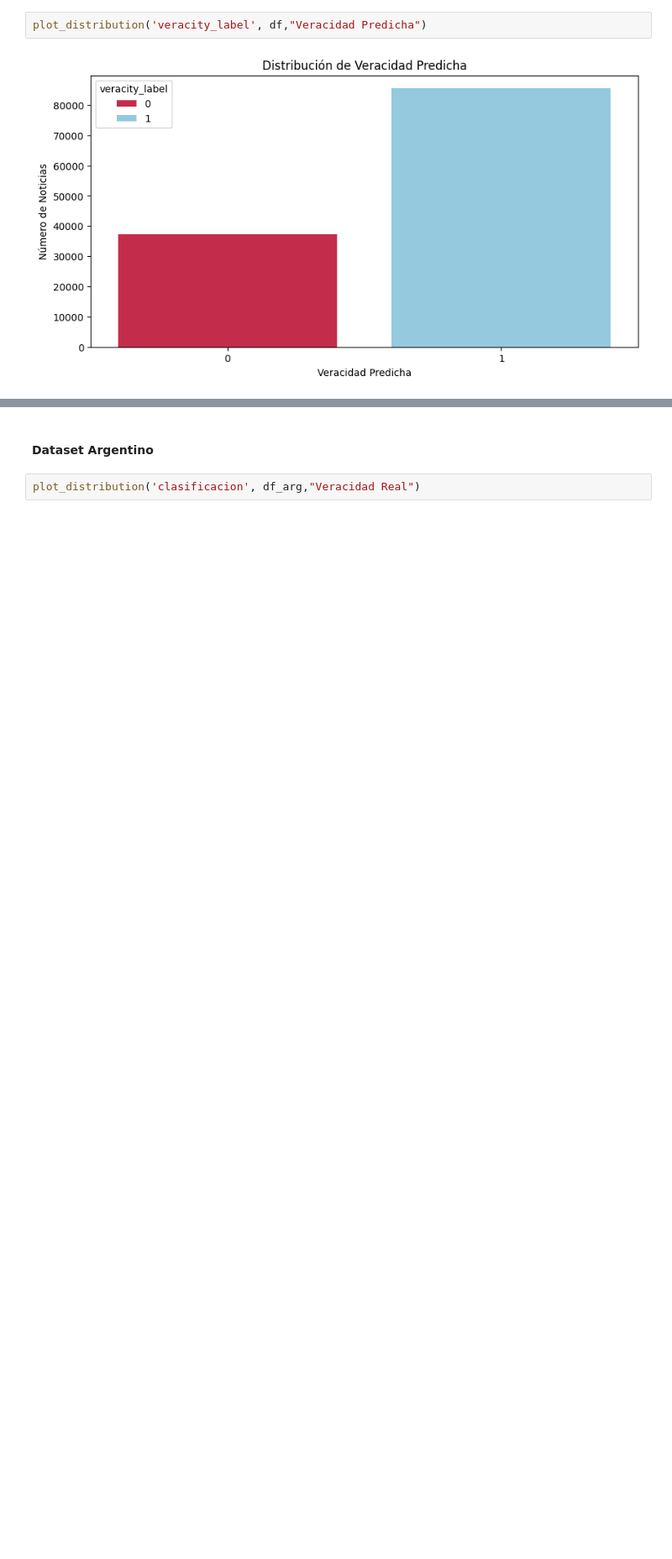
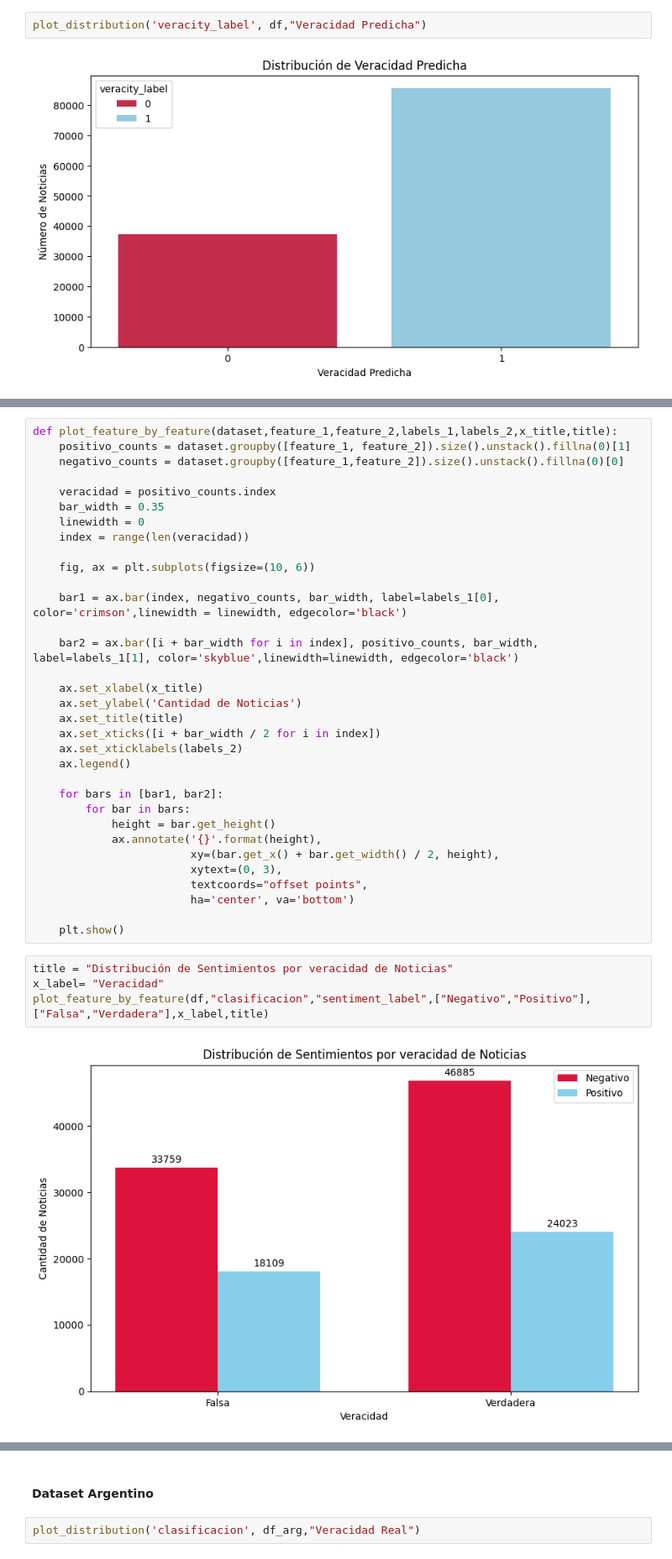
Before and after one commit to Verificado-Profesional/model-evaluation, a Jupyter notebook: relation_analysis.ipynb, the cells around one changed output, grey strips where cells are left out. Shown at 84% size. Saved outputs shown, nothing was run; the diff lists cells and outputs as text; blank space fills up the shorter version.

```diff
--- a/relation_analysis.ipynb
+++ b/relation_analysis.ipynb
@@ -55,0 +96,39 @@ plot_distribution('veracity_label', df,"Veracidad Predicha")
+# %%
+def plot_feature_by_feature(dataset,feature_1,feature_2,labels_1,labels_2,x_title,title):
+    positivo_counts = dataset.groupby([feature_1, feature_2]).size().unstack().fillna(0)[1]
+    negativo_counts = dataset.groupby([feature_1,feature_2]).size().unstack().fillna(0)[0]
+
+    veracidad = positivo_counts.index
+    bar_width = 0.35
+    linewidth = 0
+    index = range(len(veracidad))
+
+    fig, ax = plt.subplots(figsize=(10, 6))
+
+    bar1 = ax.bar(index, negativo_counts, bar_width, label=labels_1[0], color='crimson',linewidth = linewidth, edgecolor='black')
+
+    bar2 = ax.bar([i + bar_width for i in index], positivo_counts, bar_width, label=labels_1[1], color='skyblue',linewidth=linewidth, edgecolor='black')
+
+    ax.set_xlabel(x_title)
+    ax.set_ylabel('Cantidad de Noticias')
+    ax.set_title(title)
+    ax.set_xticks([i + bar_width / 2 for i in index])
+    ax.set_xticklabels(labels_2)
+    ax.legend()
+
+    for bars in [bar1, bar2]:
+        for bar in bars:
+            height = bar.get_height()
+            ax.annotate('{}'.format(height),
+                        xy=(bar.get_x() + bar.get_width() / 2, height),
+                        xytext=(0, 3),
+                        textcoords="offset points",
+                        ha='center', va='bottom')
+
+    plt.show()
+# %%
+title = "Distribución de Sentimientos por veracidad de Noticias"
+x_label= "Veracidad"
+plot_feature_by_feature(df,"clasificacion","sentiment_label",["Negativo","Positivo"],["Falsa","Verdadera"],x_label,title)
+# %% [output]
+[figure, added]
```
Also changed, not shown: parts of 15 cells of this notebook.
